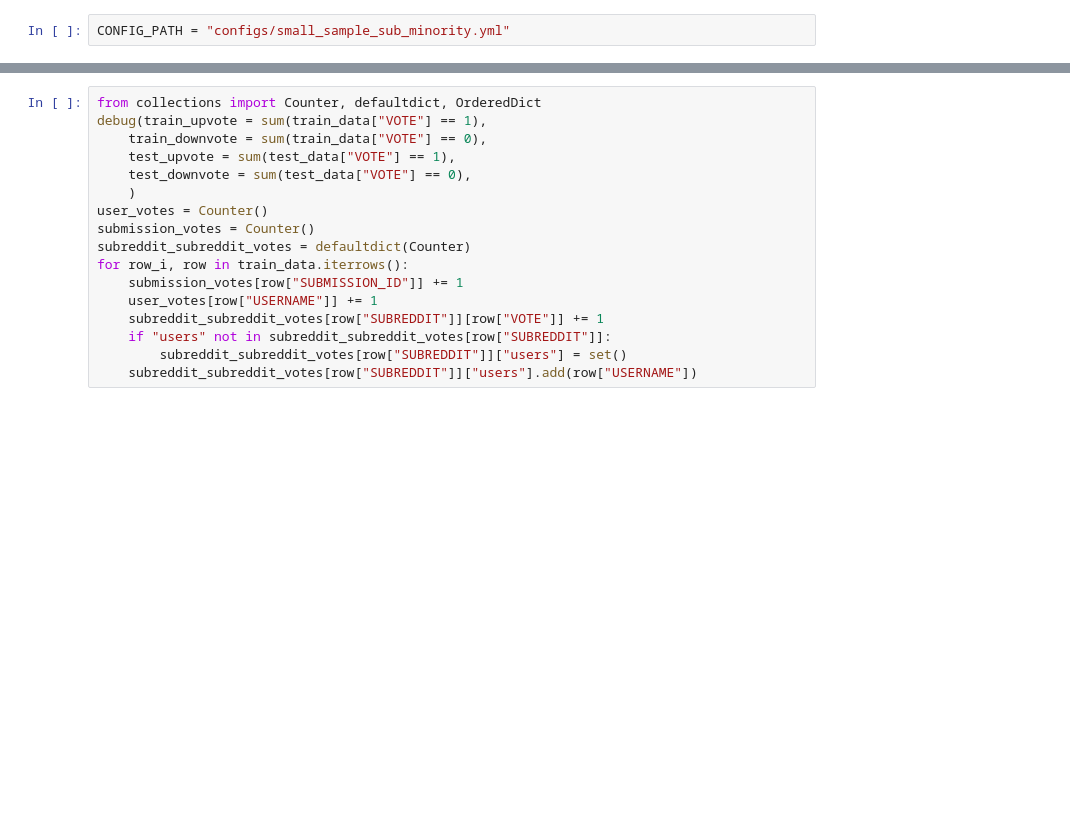
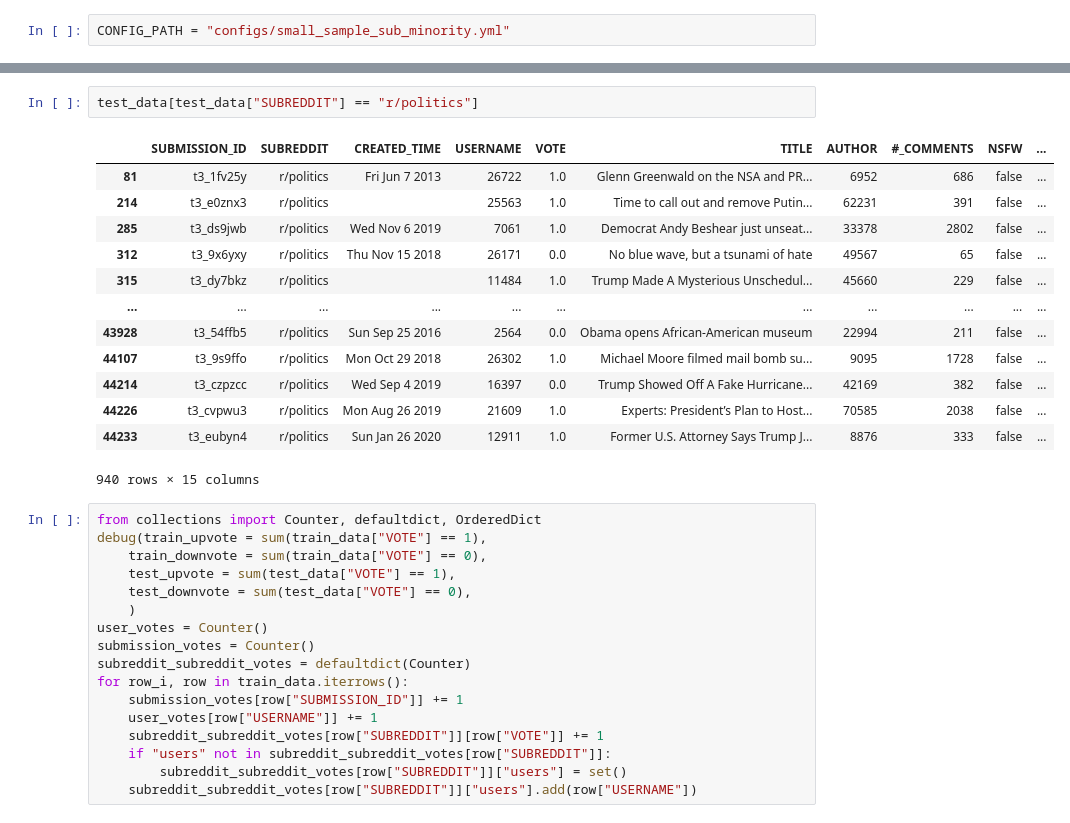
Before and after one commit to StanfordHCI/Curation-Modeling, a Jupyter notebook: analyze_data.ipynb, the cells around one changed output, grey strips where cells are left out. Drawn from its saved outputs; the diff is of its cells as text; blank space fills up the shorter version.

```diff
--- a/analyze_data.ipynb
+++ b/analyze_data.ipynb
@@ -16,3 +16,19 @@ Loading prepared data...
+# %%
+test_data[test_data["SUBREDDIT"] == "r/politics"]
+# %% [output]
+|  | SUBMISSION_ID | SUBREDDIT | CREATED_TIME | USERNAME | VOTE | TITLE | AUTHOR | #_COMMENTS | NSFW | ... |
+| 81 | t3_1fv25y | r/politics | Fri Jun 7 2013 | 26722 | 1.0 | Glenn Greenwald on the NSA and PR... | 6952 | 686 | false | ... |
+| 214 | t3_e0znx3 | r/politics |  | 25563 | 1.0 | Time to call out and remove Putin... | 62231 | 391 | false | ... |
+| 285 | t3_ds9jwb | r/politics | Wed Nov 6 2019 | 7061 | 1.0 | Democrat Andy Beshear just unseat... | 33378 | 2802 | false | ... |
+| 312 | t3_9x6yxy | r/politics | Thu Nov 15 2018 | 26171 | 0.0 | No blue wave, but a tsunami of hate | 49567 | 65 | false | ... |
+| 315 | t3_dy7bkz | r/politics |  | 11484 | 1.0 | Trump Made A Mysterious Unschedul... | 45660 | 229 | false | ... |
+| ... | ... | ... | ... | ... | ... | ... | ... | ... | ... | ... |
+| 43928 | t3_54ffb5 | r/politics | Sun Sep 25 2016 | 2564 | 0.0 | Obama opens African-American museum | 22994 | 211 | false | ... |
+| 44107 | t3_9s9ffo | r/politics | Mon Oct 29 2018 | 26302 | 1.0 | Michael Moore filmed mail bomb su... | 9095 | 1728 | false | ... |
+| 44214 | t3_czpzcc | r/politics | Wed Sep 4 2019 | 16397 | 0.0 | Trump Showed Off A Fake Hurricane... | 42169 | 382 | false | ... |
+| 44226 | t3_cvpwu3 | r/politics | Mon Aug 26 2019 | 21609 | 1.0 | Experts: President’s Plan to Host... | 70585 | 2038 | false | ... |
+| 44233 | t3_eubyn4 | r/politics | Sun Jan 26 2020 | 12911 | 1.0 | Former U.S. Attorney Says Trump J... | 8876 | 333 | false | ... |
+940 rows × 15 columns
 # %%
 from collections import Counter, defaultdict, OrderedDict
 debug(train_upvote = sum(train_data["VOTE"] == 1),
```
Also changed, not shown: parts of 1 cell of this notebook, 4 other files.
